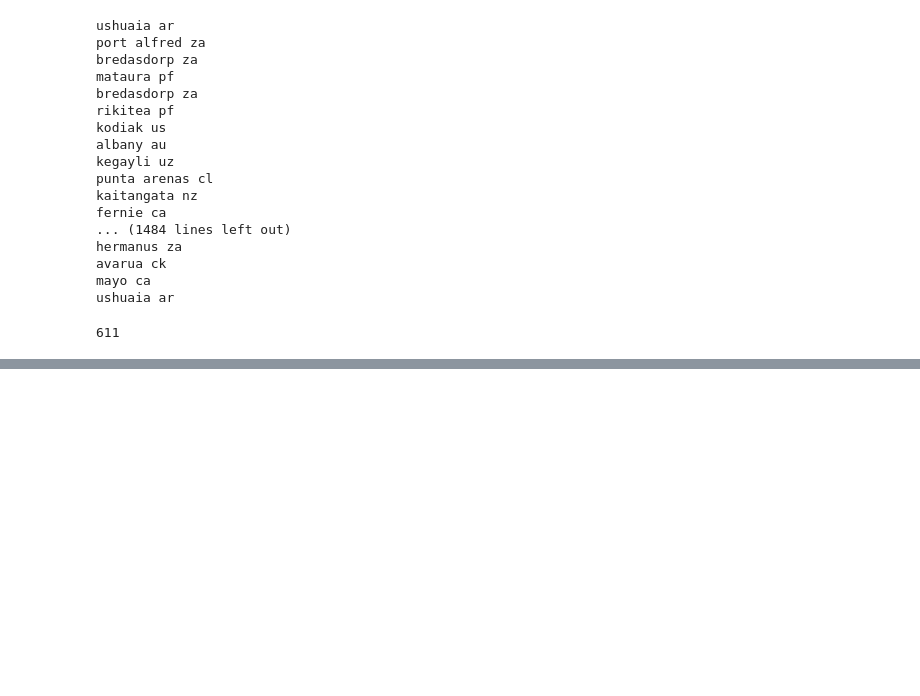
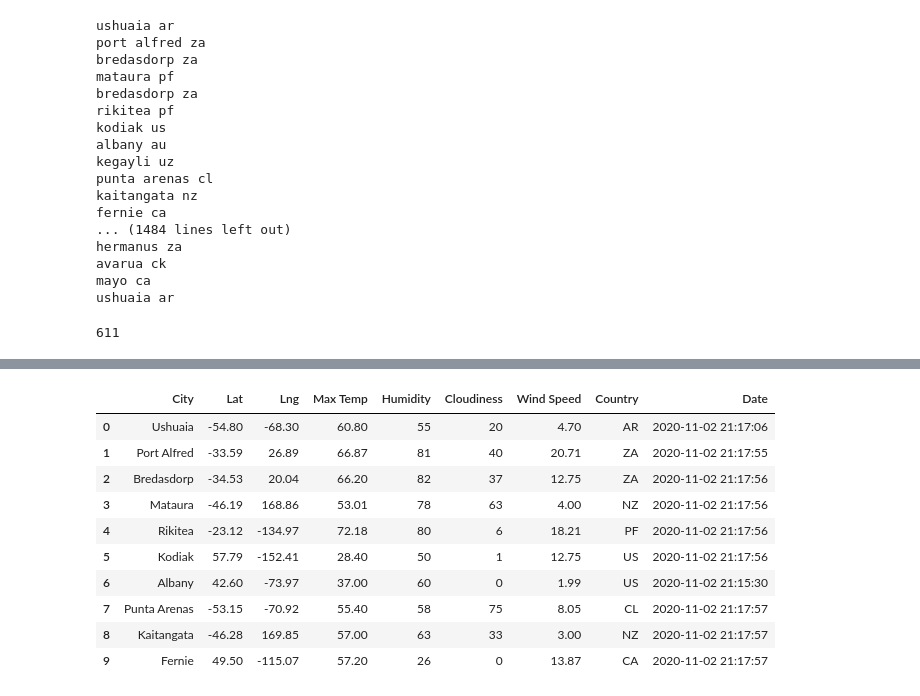
Before and after one commit to luke-c-newell/World_Weather_Analysis, a Jupyter notebook: WeatherPy.ipynb, the cells around one changed output, grey strips where cells are left out. Drawn from its saved outputs; the diff is of its cells as text; code cells hidden in the pictures; blank space fills up the shorter version.

```diff
--- a/WeatherPy.ipynb
+++ b/WeatherPy.ipynb
@@ -56,0 +63,3 @@ len(cities)
+# %%
+# Starting URL for Weather Map API Call.
+url = "http://api.openweathermap.org/data/2.5/weather?units=Imperial&APPID=" + weather_api_key
@@ -56,0 +147,16 @@ len(cities)
+# %%
+# Convert the array of dictionaries to a Pandas DataFrame.
+city_data_df = pd.DataFrame(city_data)
+city_data_df.head(10)
+# %% [output]
+|  | City | Lat | Lng | Max Temp | Humidity | Cloudiness | Wind Speed | Country | Date |
+| 0 | Ushuaia | -54.80 | -68.30 | 60.80 | 55 | 20 | 4.70 | AR | 2020-11-02 21:17:06 |
+| 1 | Port Alfred | -33.59 | 26.89 | 66.87 | 81 | 40 | 20.71 | ZA | 2020-11-02 21:17:55 |
+| 2 | Bredasdorp | -34.53 | 20.04 | 66.20 | 82 | 37 | 12.75 | ZA | 2020-11-02 21:17:56 |
+| 3 | Mataura | -46.19 | 168.86 | 53.01 | 78 | 63 | 4.00 | NZ | 2020-11-02 21:17:56 |
+| 4 | Rikitea | -23.12 | -134.97 | 72.18 | 80 | 6 | 18.21 | PF | 2020-11-02 21:17:56 |
+| 5 | Kodiak | 57.79 | -152.41 | 28.40 | 50 | 1 | 12.75 | US | 2020-11-02 21:17:56 |
+| 6 | Albany | 42.60 | -73.97 | 37.00 | 60 | 0 | 1.99 | US | 2020-11-02 21:15:30 |
+| 7 | Punta Arenas | -53.15 | -70.92 | 55.40 | 58 | 75 | 8.05 | CL | 2020-11-02 21:17:57 |
+| 8 | Kaitangata | -46.28 | 169.85 | 57.00 | 63 | 33 | 3.00 | NZ | 2020-11-02 21:17:57 |
+| 9 | Fernie | 49.50 | -115.07 | 57.20 | 26 | 0 | 13.87 | CA | 2020-11-02 21:17:57 |
```
Also changed, not shown: parts of 5 cells of this notebook, 2 other files.
